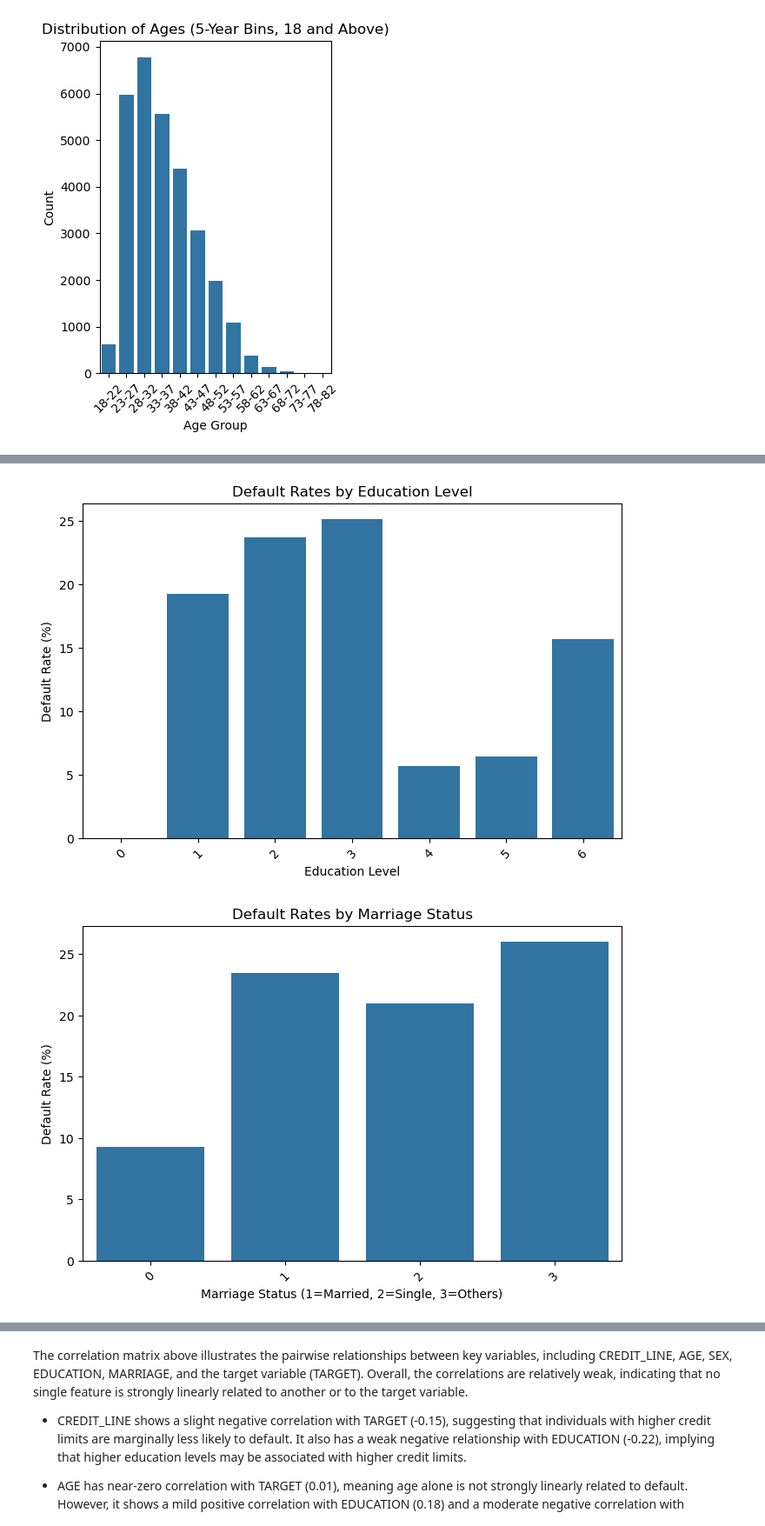
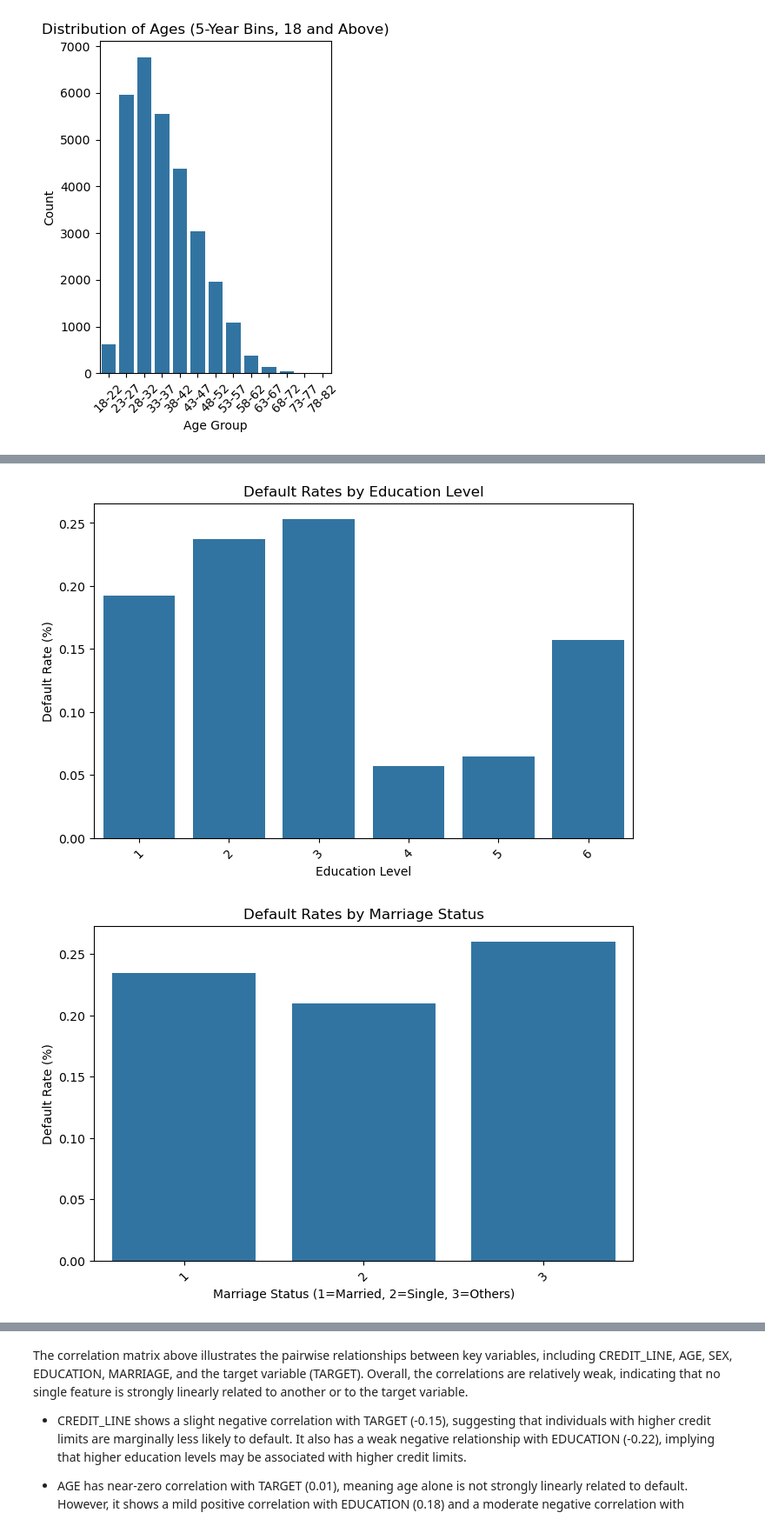
Before and after one commit to ammylin/MATH_789_final_project, a Jupyter notebook: 00_eda.ipynb, the cells around one changed output, grey strips where cells are left out. Shown at 87% size. Saved outputs shown, nothing was run; the diff lists cells and outputs as text; code cells hidden in the pictures.

Commit message:
Cleanup

```diff
--- a/00_eda.ipynb
+++ b/00_eda.ipynb
@@ -44,8 +53,14 @@ data_.head()
 # %%
 df_clean = data_[['ID', 'LIMIT_BAL', 'SEX', 'EDUCATION', 'MARRIAGE', 'AGE', 'default.payment.next.month']].copy()
-df = df_clean.rename(columns = {'default.payment.next.month':'TARGET'})
+df = df_clean.rename(columns = {'default.payment.next.month':'DEFAULT_STATUS'})
+df = df.rename(columns={'LIMIT_BAL': 'CREDIT_LINE'})
+
+df['MARRIAGE'] = df['MARRIAGE'].astype(int) # Convert MARRIAGE to integer type so that we can filter out invalid entries
+df['EDUCATION'] = df['EDUCATION'].astype(int) # Convert EDUCATION to integer type so that we can filter out invalid entries
 
 df = df[df['MARRIAGE'] != 0]  # Remove invalid marriage entries
+df = df[df['EDUCATION'] != 0]  # Remove invalid education entries
+
 print(df.shape)
 df.head()
 # %% [output]
@@ -279,28 +245,28 @@ plt.show()
 # %%
 # Default Rate Analysis: Grouping by Education and checking default rates
-default_rate = df.groupby('EDUCATION')['TARGET'].mean().reset_index()
-default_rate['TARGET'] = default_rate['TARGET'] * 100  # Percentage
+default_rate = df.groupby('EDUCATION')['DEFAULT_STATUS'].mean().reset_index()
+default_rate['TARGET'] = default_rate['DEFAULT_STATUS'] * 100  # Percentage
 plt.figure(figsize=(8, 5))
-sns.barplot(x='EDUCATION', y='TARGET', data=default_rate)
+sns.barplot(x='EDUCATION', y='DEFAULT_STATUS', data=default_rate)
 plt.title('Default Rates by Education Level')
 plt.xlabel('Education Level')
 plt.ylabel('Default Rate (%)')
 plt.xticks(rotation=45)
 plt.show()
 # %% [output]
-[figure, old version]
+[figure, new version]
 # %%
 # Default Rate Analysis: Grouping by marriage status and checking default rates
-default_rate = df.groupby('MARRIAGE')['TARGET'].mean().reset_index()
-default_rate['TARGET'] = default_rate['TARGET'] * 100  # Percentage
+default_rate = df.groupby('MARRIAGE')['DEFAULT_STATUS'].mean().reset_index()
+default_rate['DEFAULT_STATS'] = default_rate['DEFAULT_STATUS'] * 100  # Percentage
 plt.figure(figsize=(8, 5))
-sns.barplot(x='MARRIAGE', y='TARGET', data=default_rate)
+sns.barplot(x='MARRIAGE', y='DEFAULT_STATUS', data=default_rate)
 plt.title('Default Rates by Marriage Status')
 plt.xlabel('Marriage Status (1=Married, 2=Single, 3=Others)')
 plt.ylabel('Default Rate (%)')
 plt.xticks(rotation=45)
 plt.show()
 # %% [output]
-[figure, old version]
+[figure, new version]
 # %%
 # Default Rate Analysis: Grouping by sex and checking default rates
```
Also changed, not shown: parts of 27 cells of this notebook.
